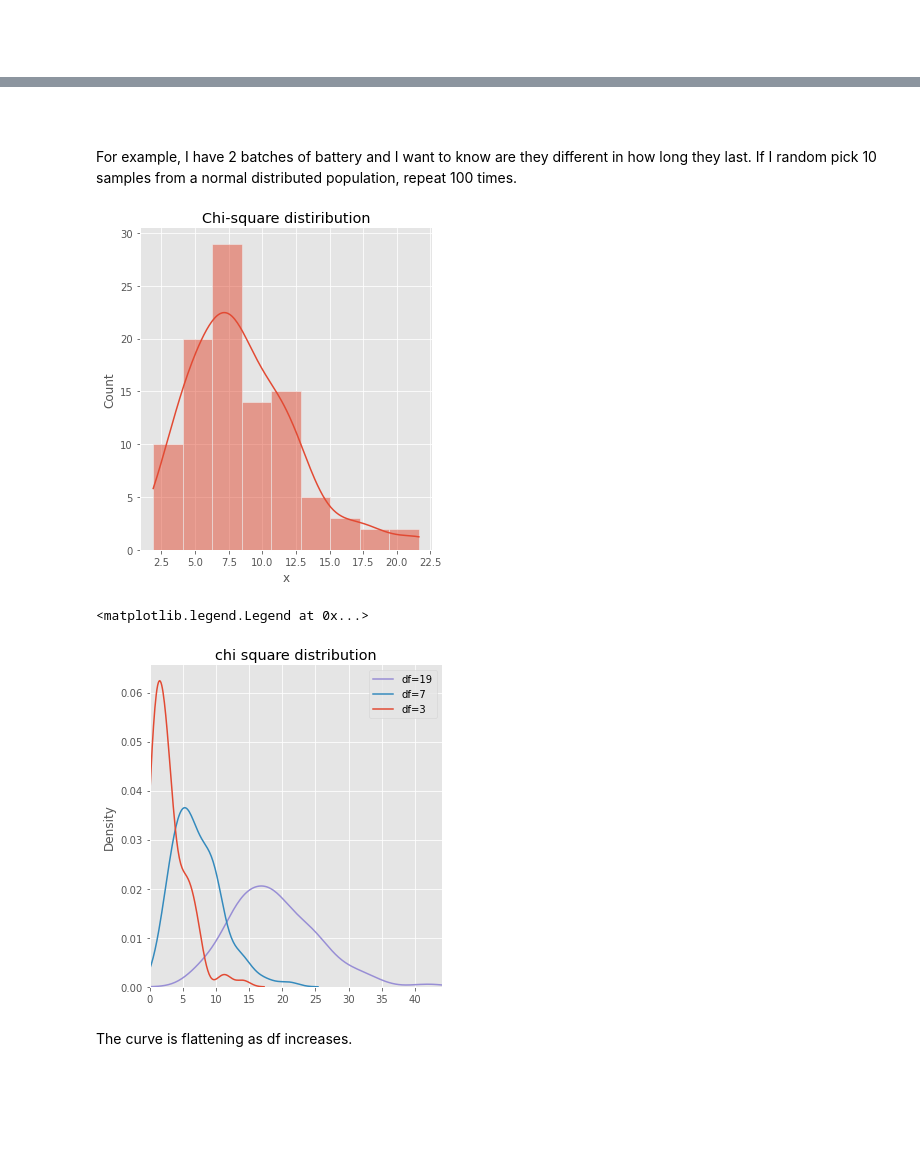
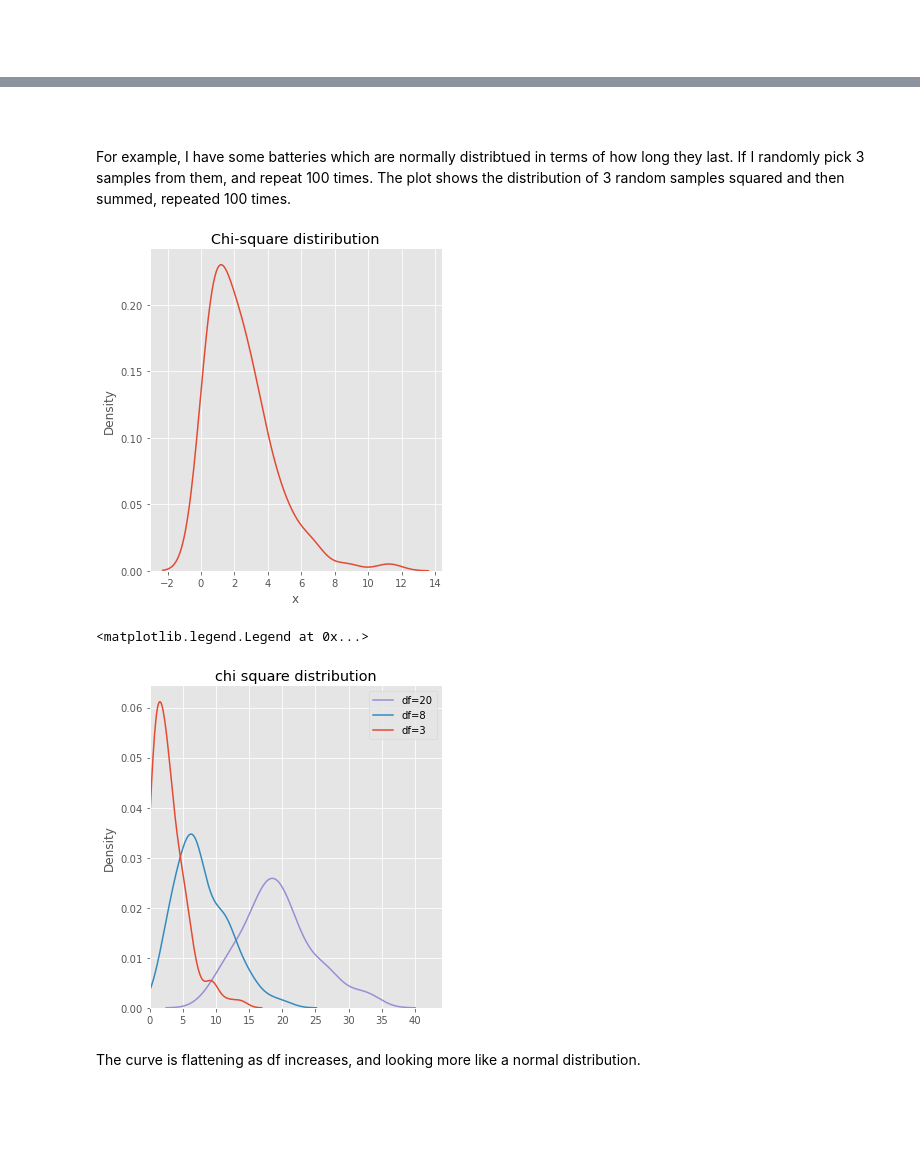
Before and after one commit to HazelIP/Programming-for-DA-assignment, a Jupyter notebook: Numpy Random package.ipynb, the cells around one changed output, grey strips where cells are left out. Drawn from its saved outputs; the diff is of its cells as text; code cells hidden in the pictures.

```diff
--- a/Numpy Random package.ipynb
+++ b/Numpy Random package.ipynb
@@ -731,31 +732,31 @@ print(x)
 # %% [markdown]
 <br>
 <br>
-For example, I have 2 batches of battery and I want to know are they different in how long they last. If I random pick 10 samples from a normal distributed population, repeat 100 times.
+For example, I have some batteries which are normally distribtued in terms of how long they last. If I randomly pick 3 samples from them, and repeat 100 times. The plot shows the distribution of 3 random samples squared and then summed, repeated 100 times.
 # %%
-x2=rng.chisquare(df=9,size=100)
-sns.displot(x2, kde=True)
+x2=rng.chisquare(df=3,size=100)
+sns.displot(x2, kind="kde")
 plt.title("Chi-square distiribution")
 plt.xlabel("x")
 plt.show()
 # %% [output]
-[figure, old version]
+[figure, new version]
 # %%
 # If I pick different number of samples, the distribution curve would change.
 x1 = rng.chisquare(df=3,size=100) #3 samples
-x2 = rng.chisquare(df=7,size=100) #8 samples
-x3 = rng.chisquare(df=19,size=100) #20 samples
+x2 = rng.chisquare(df=8,size=100) #8 samples
+x3 = rng.chisquare(df=20,size=100) #20 samples
 x_list= [x1,x2,x3]
 
 sns.displot(x_list, kind="kde", legend=False)
 plt.title("chi square distribution")
 plt.xlim(0,44)
-plt.legend(labels=["df=19","df=7", "df=3"])
+plt.legend(labels=["df=20","df=8", "df=3"])
 # %% [output]
 <matplotlib.legend.Legend at 0x...>
-[figure, old version]
+[figure, new version]
 # %% [markdown]
-The curve is flattening as df increases.
+The curve is flattening as df increases, and looking more like a normal distribution.
 # %% [markdown]
 <br>
 <br>
```
Also changed, not shown: parts of 48 cells of this notebook.
